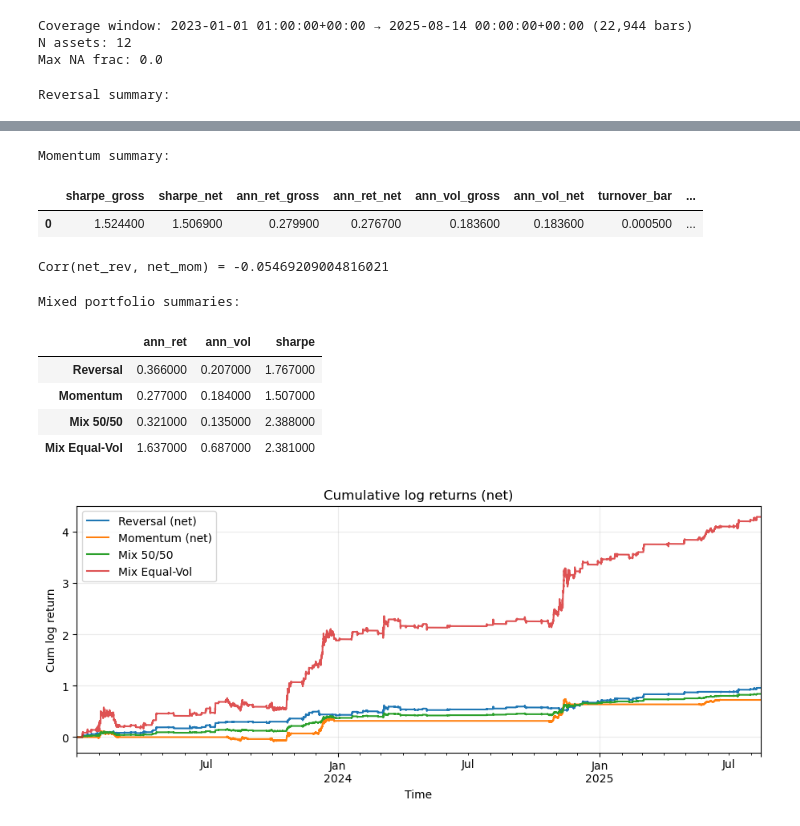
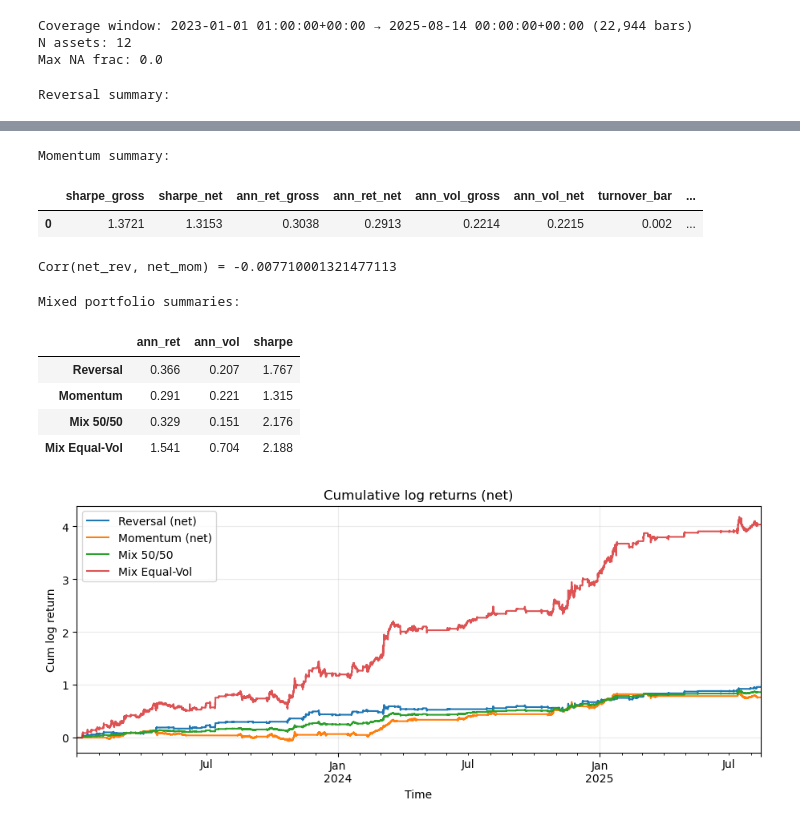
Before and after one commit to ccollins80/crypto-stat-arb, a Jupyter notebook: notebooks/05_mixed_strategy.ipynb, the cells around one changed output, grey strips where cells are left out. Drawn from its saved outputs; the diff is of its cells as text; code cells hidden in the pictures.

```diff
--- a/notebooks/05_mixed_strategy.ipynb
+++ b/notebooks/05_mixed_strategy.ipynb
@@ -74,8 +75,8 @@ Max NA frac: 0.0
 params_rev = {"k": 4, "band": 2.5, "beta_win": 168, "vol_win": 24}
 every_rev  = 24             # daily rebalance
 
-params_mom = {"k": 400, "band": 2.5, "beta_win": None, "vol_win": None}
-every_mom  = 720            # ~monthly rebalance
+params_mom = {"k": 500, "band": 2.0, "beta_win": 168, "vol_win": None}
+every_mom  = 336            # ~monthly rebalance
 
 # --- Compute weights ---
 w_rev = cs_reversal_weights(ret, **params_rev)
@@ -102,7 +103,7 @@ Reversal summary:
 Momentum summary:
 |  | sharpe_gross | sharpe_net | ann_ret_gross | ann_ret_net | ann_vol_gross | ann_vol_net | turnover_bar | ... |
-| 0 | 1.524400 | 1.506900 | 0.279900 | 0.276700 | 0.183600 | 0.183600 | 0.000500 | ... |
+| 0 | 1.3721 | 1.3153 | 0.3038 | 0.2913 | 0.2214 | 0.2215 | 0.002 | ... |
-Corr(net_rev, net_mom) = -0.05469209004816021
+Corr(net_rev, net_mom) = -0.007710001321477113
 # %%
 def annualized_vol(x: pd.Series) -> float:
     return x.std() * np.sqrt(ANNUALIZATION)
@@ -136,10 +137,10 @@ display(summary_tbl.round(3))
 # %% [output]
 Mixed portfolio summaries:
 |  | ann_ret | ann_vol | sharpe |
-| Reversal | 0.366000 | 0.207000 | 1.767000 |
-| Momentum | 0.277000 | 0.184000 | 1.507000 |
-| Mix 50/50 | 0.321000 | 0.135000 | 2.388000 |
-| Mix Equal-Vol | 1.637000 | 0.687000 | 2.381000 |
+| Reversal | 0.366 | 0.207 | 1.767 |
+| Momentum | 0.291 | 0.221 | 1.315 |
+| Mix 50/50 | 0.329 | 0.151 | 2.176 |
+| Mix Equal-Vol | 1.541 | 0.704 | 2.188 |
 # %%
 # Cumulative (log) curves
 fig, ax = plt.subplots(1, 1, figsize=(11,4))
@@ -151,7 +152,7 @@ ax.set_title("Cumulative log returns (net)")
 ax.grid(True, alpha=0.25); ax.legend(); ax.set_xlabel("Time"); ax.set_ylabel("Cum log return")
 plt.show()
 # %% [output]
-[figure, old version]
+[figure, new version]
 # %%
 fig, ax = plt.subplots(1, 1, figsize=(11,4))
 rolling_sharpe(net_rev).plot(ax=ax, label="Reversal")
```
Also changed, not shown: parts of 6 cells of this notebook, 20 other files.
